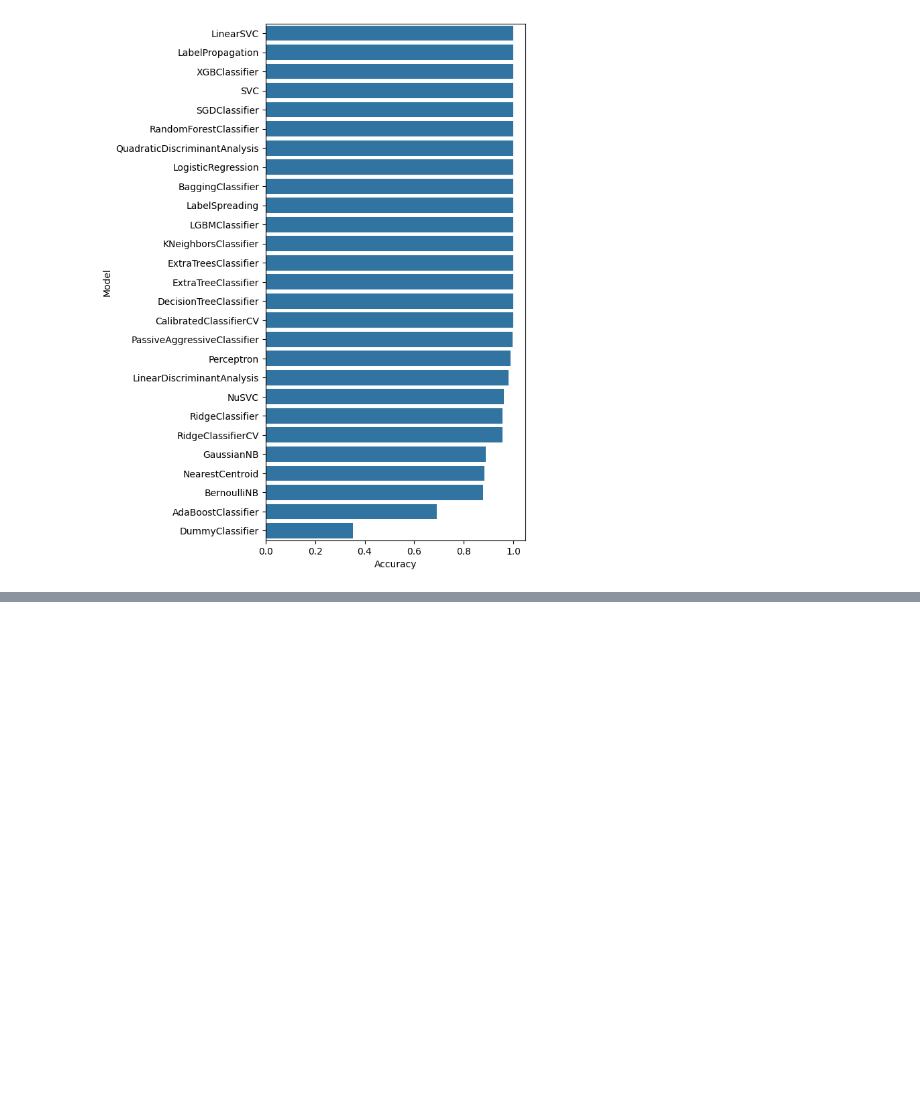
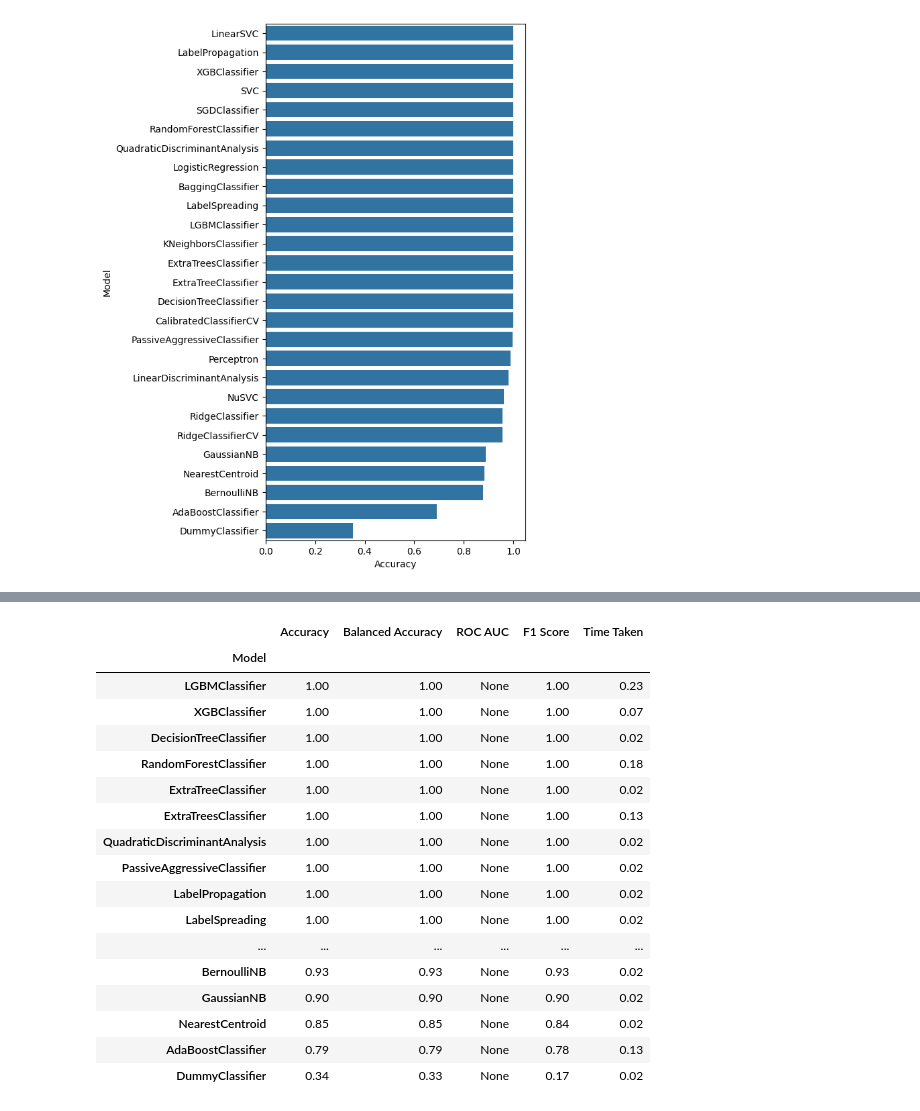
Before and after one commit to mazenbuk/intern, a Jupyter notebook: model.ipynb, the cells around one changed output, grey strips where cells are left out. Drawn from its saved outputs; the diff is of its cells as text; code cells hidden in the pictures; blank space fills up the shorter version.

```diff
--- a/model.ipynb
+++ b/model.ipynb
@@ -168,0 +252,21 @@ ax = sns.barplot(y=models_train.index, x='Accuracy', data=models_train)
+# %%
+models_train
+# %% [output]
+|  | Accuracy | Balanced Accuracy | ROC AUC | F1 Score | Time Taken |
+| Model |  |  |  |  |  |
+| LGBMClassifier | 1.00 | 1.00 | None | 1.00 | 0.23 |
+| XGBClassifier | 1.00 | 1.00 | None | 1.00 | 0.07 |
+| DecisionTreeClassifier | 1.00 | 1.00 | None | 1.00 | 0.02 |
+| RandomForestClassifier | 1.00 | 1.00 | None | 1.00 | 0.18 |
+| ExtraTreeClassifier | 1.00 | 1.00 | None | 1.00 | 0.02 |
+| ExtraTreesClassifier | 1.00 | 1.00 | None | 1.00 | 0.13 |
+| QuadraticDiscriminantAnalysis | 1.00 | 1.00 | None | 1.00 | 0.02 |
+| PassiveAggressiveClassifier | 1.00 | 1.00 | None | 1.00 | 0.02 |
+| LabelPropagation | 1.00 | 1.00 | None | 1.00 | 0.02 |
+| LabelSpreading | 1.00 | 1.00 | None | 1.00 | 0.02 |
+| ... | ... | ... | ... | ... | ... |
+| BernoulliNB | 0.93 | 0.93 | None | 0.93 | 0.02 |
+| GaussianNB | 0.90 | 0.90 | None | 0.90 | 0.02 |
+| NearestCentroid | 0.85 | 0.85 | None | 0.84 | 0.02 |
+| AdaBoostClassifier | 0.79 | 0.79 | None | 0.78 | 0.13 |
+| DummyClassifier | 0.34 | 0.33 | None | 0.17 | 0.02 |
```
Also changed, not shown: parts of 55 cells of this notebook.
